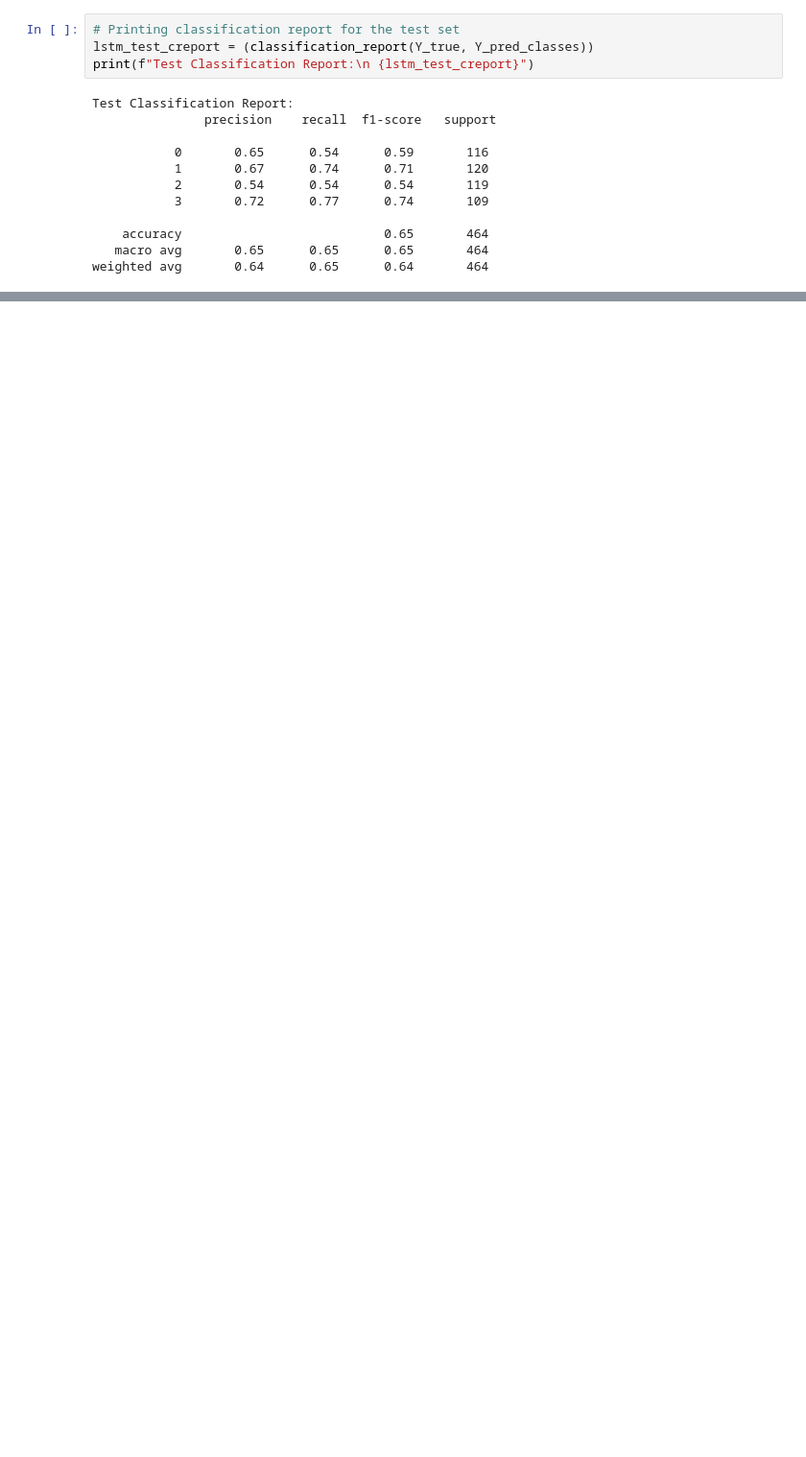
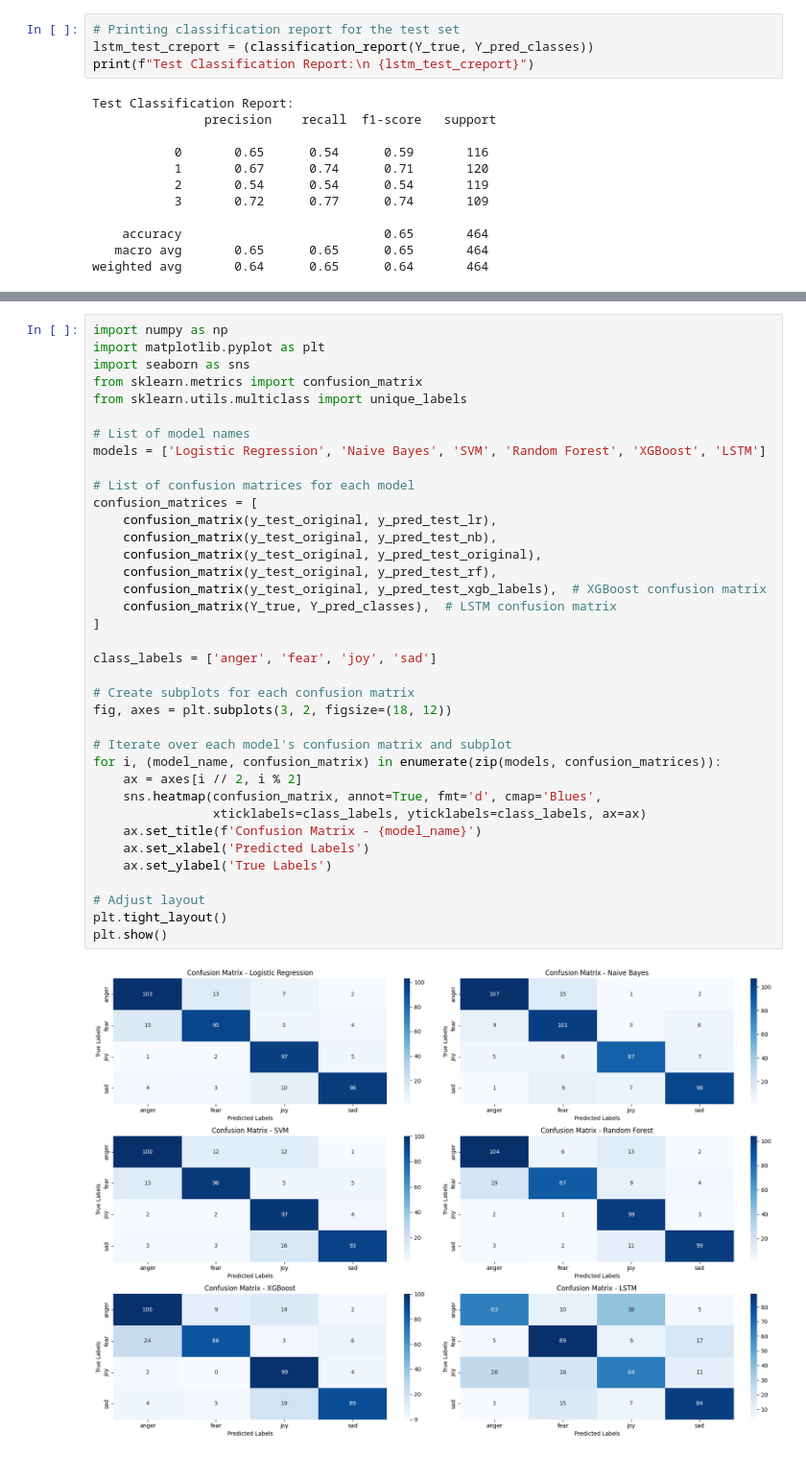
Before and after one commit to charanchandu/ECE539_FinalProject, a Jupyter notebook: Project_ANN_Final.ipynb, the cells around one changed output, grey strips where cells are left out. Shown: that part at 96% size. Cells and saved outputs as stored; diff of their text form; blank space fills up the shorter version.

```diff
--- a/Project_ANN_Final.ipynb
+++ b/Project_ANN_Final.ipynb
@@ -926,3 +926,42 @@ plt.tight_layout()
 plt.show()
 # %% [output]
 [figure]
+# %%
+import numpy as np
+import matplotlib.pyplot as plt
+import seaborn as sns
+from sklearn.metrics import confusion_matrix
+from sklearn.utils.multiclass import unique_labels
+
+# List of model names
+models = ['Logistic Regression', 'Naive Bayes', 'SVM', 'Random Forest', 'XGBoost', 'LSTM']
+
+# List of confusion matrices for each model
+confusion_matrices = [
+    confusion_matrix(y_test_original, y_pred_test_lr),
+    confusion_matrix(y_test_original, y_pred_test_nb),
+    confusion_matrix(y_test_original, y_pred_test_original),
+    confusion_matrix(y_test_original, y_pred_test_rf),
+    confusion_matrix(y_test_original, y_pred_test_xgb_labels),  # XGBoost confusion matrix
+    confusion_matrix(Y_true, Y_pred_classes),  # LSTM confusion matrix
+]
+
+class_labels = ['anger', 'fear', 'joy', 'sad']
+
+# Create subplots for each confusion matrix
+fig, axes = plt.subplots(3, 2, figsize=(18, 12))
+
+# Iterate over each model's confusion matrix and subplot
+for i, (model_name, confusion_matrix) in enumerate(zip(models, confusion_matrices)):
+    ax = axes[i // 2, i % 2]
+    sns.heatmap(confusion_matrix, annot=True, fmt='d', cmap='Blues',
+                xticklabels=class_labels, yticklabels=class_labels, ax=ax)
+    ax.set_title(f'Confusion Matrix - {model_name}')
+    ax.set_xlabel('Predicted Labels')
+    ax.set_ylabel('True Labels')
+
+# Adjust layout
+plt.tight_layout()
+plt.show()
+# %% [output]
+[figure, added]
```
Also changed, not shown: parts of 1 cell of this notebook.
